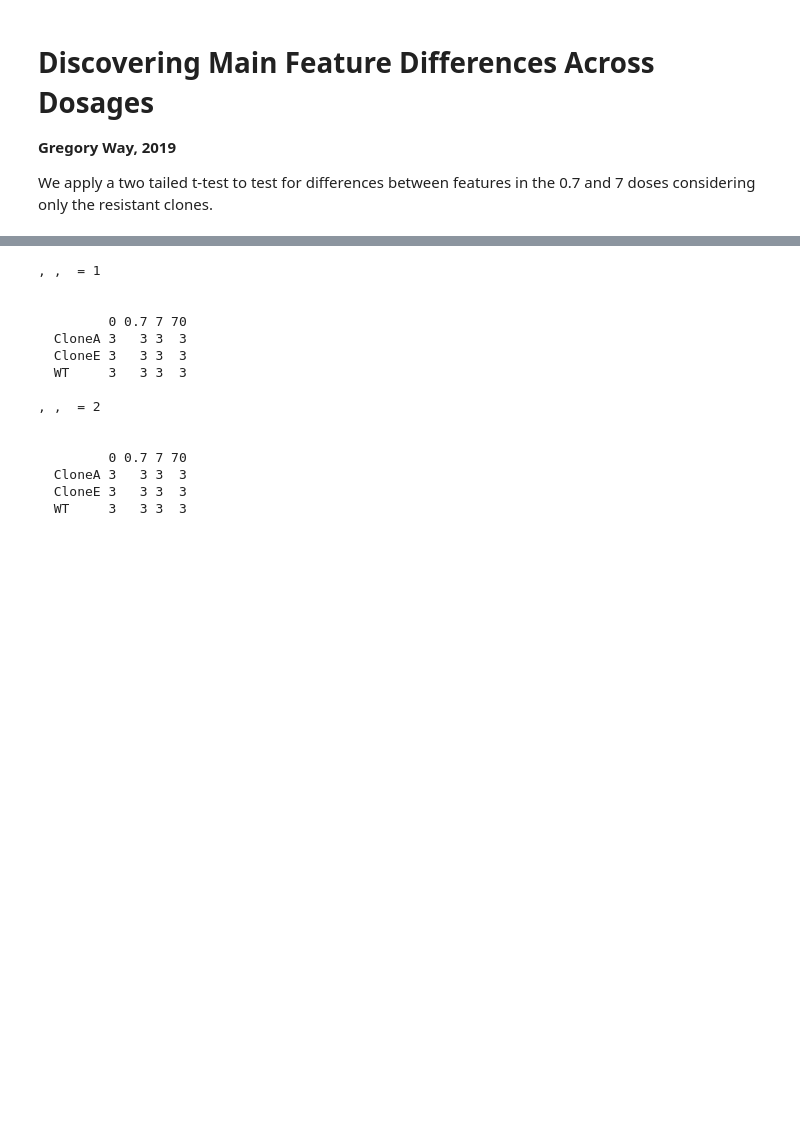
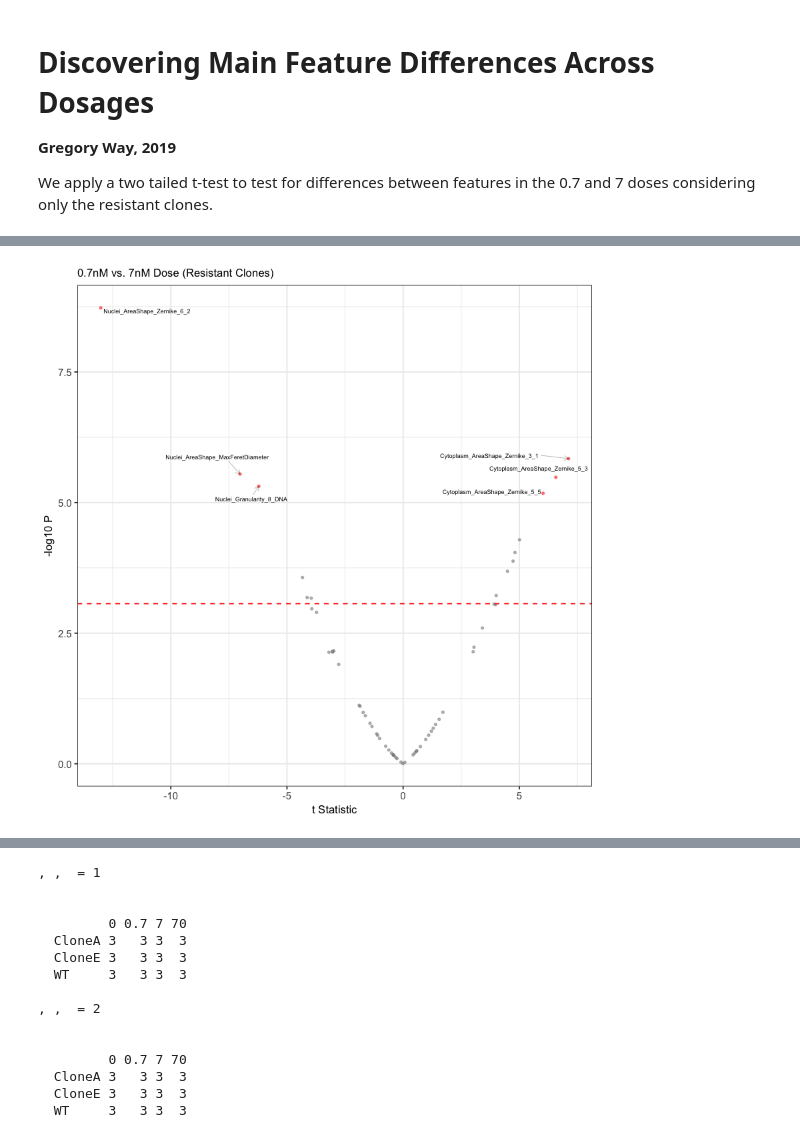
Before and after one commit to broadinstitute/profiling-resistance-mechanisms, a Jupyter notebook: discover-feature-differences.ipynb, the cells around one changed output, grey strips where cells are left out. Saved outputs shown, nothing was run; the diff lists cells and outputs as text; code cells hidden in the pictures; blank space fills up the shorter version.

```diff
--- a/discover-feature-differences.ipynb
+++ b/discover-feature-differences.ipynb
@@ -105,0 +169,19 @@ ttest_gg
+# %%
+alpha_correction <- -log10(0.05 / dim(result_dose_df)[1])
+repel_logic <- result_dose_df$neglog10p > alpha_correction * 1.5
+
+ttest_dose_gg <- ttest_volcano(
+    df = result_dose_df,
+    x_string = "tstat_dose",
+    title = "0.7nM vs. 7nM Dose (Resistant Clones)",
+    title_text_size = title_text_size,
+    yintercept = alpha_correction,
+    repel_logic = repel_logic,
+    ggrepel_label_size = ggrepel_label_size,
+    axis_text_size = axis_text_size,
+    axis_title_size = axis_title_size
+)
+
+ttest_dose_gg
+# %% [output]
+[figure, added]
```
Also changed, not shown: parts of 10 cells of this notebook, 10 other files.
